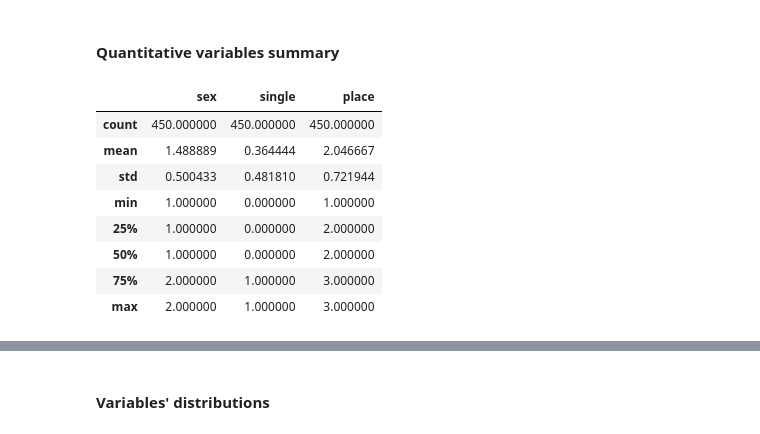
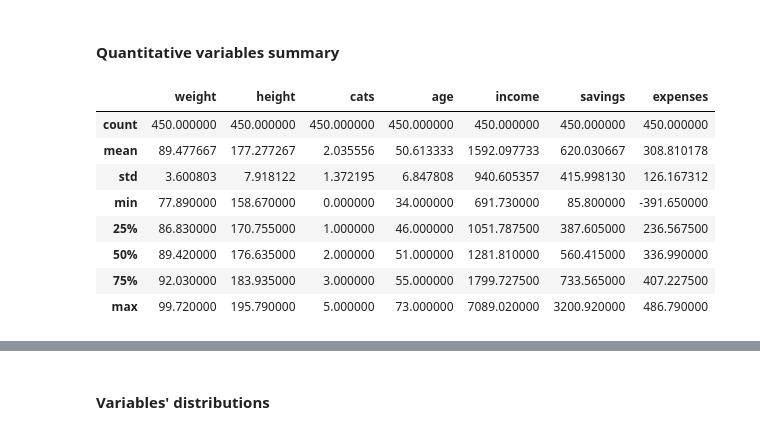
Before and after one commit to Sivvak/sml, a Jupyter notebook: hw1/SML_project1.ipynb, the cells around one changed output, grey strips where cells are left out. Drawn from its saved outputs; the diff is of its cells as text; code cells hidden in the pictures.

```diff
--- a/hw1/SML_project1.ipynb
+++ b/hw1/SML_project1.ipynb
@@ -101,17 +99,17 @@ Key observations:
 #### Quantitative variables summary
 # %%
 quan_vars = ["weight", "height", "cats", "age", "income", "savings", "expenses"]
-quan_data = data[qual_vars]
+quan_data = data[quan_vars]
 desc = quan_data.describe()
 
 desc
 # %% [output]
-|  | sex | single | place |
-| count | 450.000000 | 450.000000 | 450.000000 |
-| mean | 1.488889 | 0.364444 | 2.046667 |
-| std | 0.500433 | 0.481810 | 0.721944 |
-| min | 1.000000 | 0.000000 | 1.000000 |
-| 25% | 1.000000 | 0.000000 | 2.000000 |
-| 50% | 1.000000 | 0.000000 | 2.000000 |
-| 75% | 2.000000 | 1.000000 | 3.000000 |
-| max | 2.000000 | 1.000000 | 3.000000 |
+|  | weight | height | cats | age | income | savings | expenses |
+| count | 450.000000 | 450.000000 | 450.000000 | 450.000000 | 450.000000 | 450.000000 | 450.000000 |
+| mean | 89.477667 | 177.277267 | 2.035556 | 50.613333 | 1592.097733 | 620.030667 | 308.810178 |
+| std | 3.600803 | 7.918122 | 1.372195 | 6.847808 | 940.605357 | 415.998130 | 126.167312 |
+| min | 77.890000 | 158.670000 | 0.000000 | 34.000000 | 691.730000 | 85.800000 | -391.650000 |
+| 25% | 86.830000 | 170.755000 | 1.000000 | 46.000000 | 1051.787500 | 387.605000 | 236.567500 |
+| 50% | 89.420000 | 176.635000 | 2.000000 | 51.000000 | 1281.810000 | 560.415000 | 336.990000 |
+| 75% | 92.030000 | 183.935000 | 3.000000 | 55.000000 | 1799.727500 | 733.565000 | 407.227500 |
+| max | 99.720000 | 195.790000 | 5.000000 | 73.000000 | 7089.020000 | 3200.920000 | 486.790000 |
```
Also changed, not shown: parts of 21 cells of this notebook.
